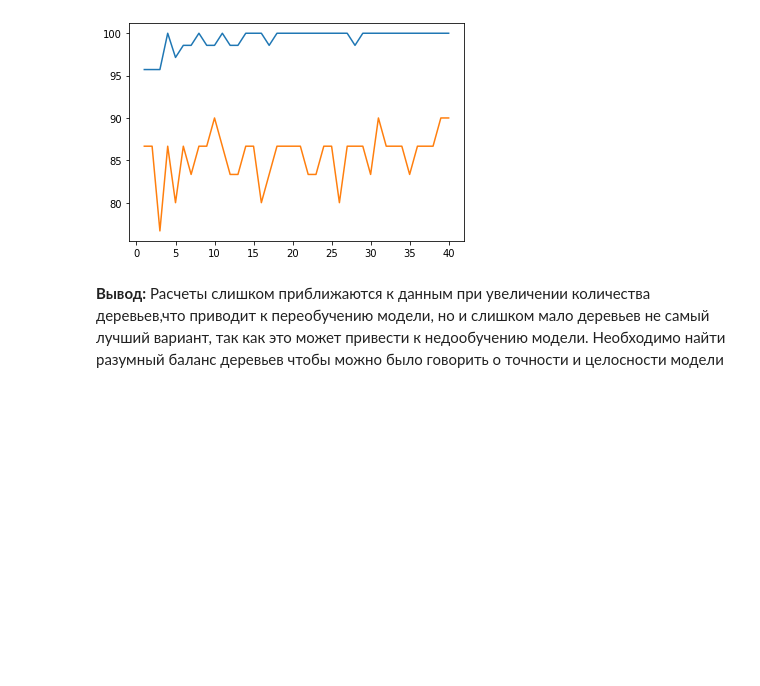
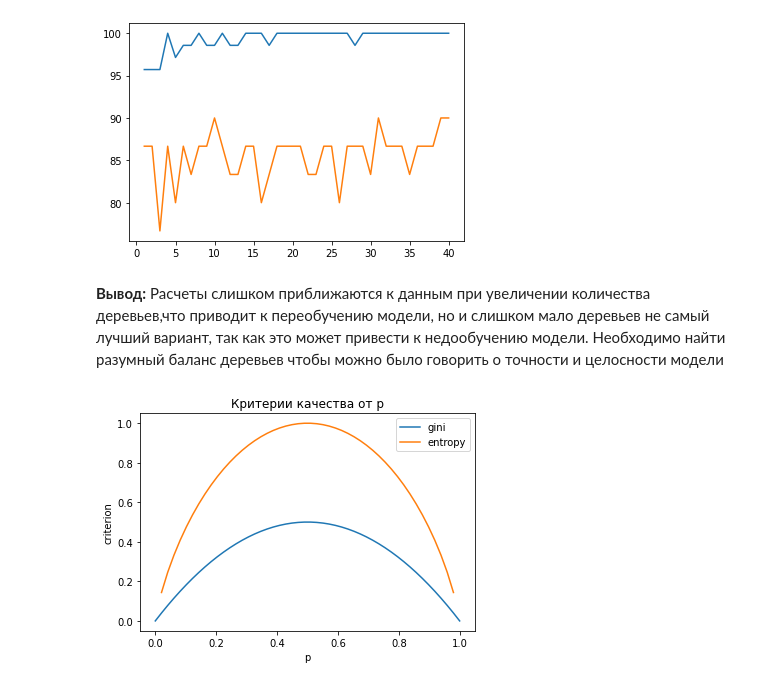
Before and after one commit to Ksenia-90/Data_analysis_algorithms, a Jupyter notebook: lesson_5_HW.ipynb, the cells around one changed output. Saved outputs shown, nothing was run; the diff lists cells and outputs as text; code cells hidden in the pictures; blank space fills up the shorter version.

```diff
--- a/lesson_5_HW.ipynb
+++ b/lesson_5_HW.ipynb
@@ -446,0 +472,11 @@ plt.plot(trx, tea)
+# %%
+plt.rcParams['figure.figsize'] = (6,4)
+xx = np.linspace(0,1,50)
+plt.plot(xx, [2 * x * (1-x) for x in xx], label='gini')
+plt.plot(xx, [-x * np.log2(x) - (1-x) * np.log2(1 - x)  for x in xx], label='entropy')
+plt.xlabel('p')
+plt.ylabel('criterion')
+plt.title('Критерии качества от p')
+plt.legend();
+# %% [output]
+[figure, added]
```
Also changed, not shown: parts of 17 cells of this notebook.
